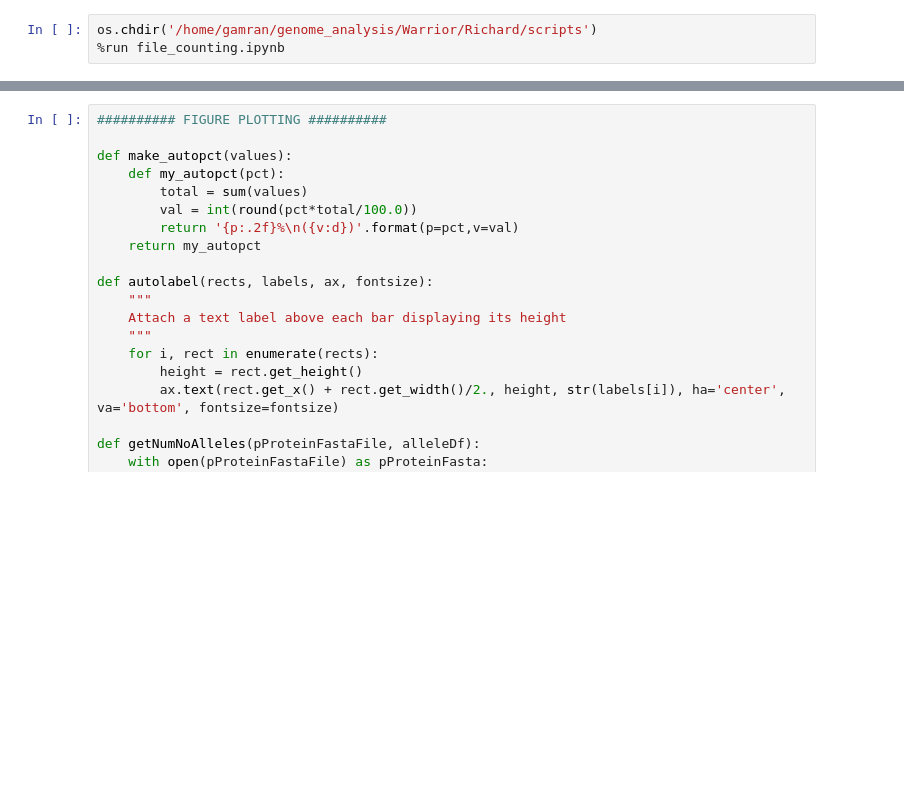
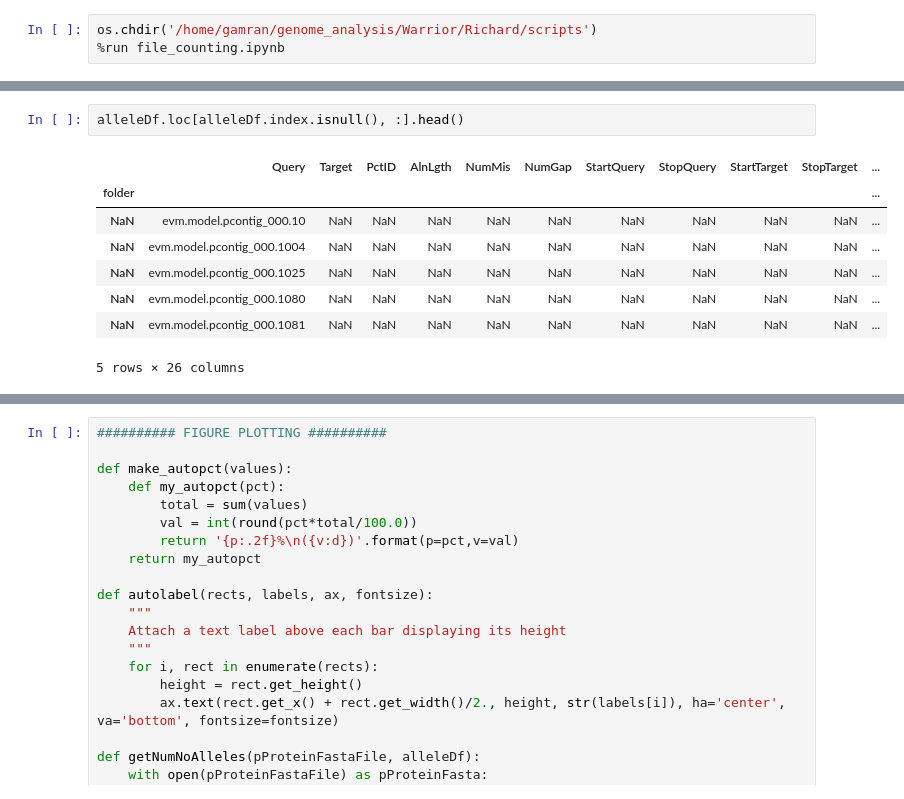
Before and after one commit to Team-Schwessinger/DK_0911-1, a Jupyter notebook: scripts/DK_0911_post_allele_analysis_v02.ipynb, the cells around one changed output, grey strips where cells are left out. Saved outputs shown, nothing was run; the diff lists cells and outputs as text; blank space fills up the shorter version.

```diff
--- a/scripts/DK_0911_post_allele_analysis_v02.ipynb
+++ b/scripts/DK_0911_post_allele_analysis_v02.ipynb
@@ -606,0 +635,11 @@ sum(alleleDf_test.index.isnull()) == sum(alleleDf.index.isnull())
+# %%
+alleleDf.loc[alleleDf.index.isnull(), :].head()
+# %% [output]
+|  | Query | Target | PctID | AlnLgth | NumMis | NumGap | StartQuery | StopQuery | StartTarget | StopTarget | ... |
+| folder |  |  |  |  |  |  |  |  |  |  | ... |
+| NaN | evm.model.pcontig_000.10 | NaN | NaN | NaN | NaN | NaN | NaN | NaN | NaN | NaN | ... |
+| NaN | evm.model.pcontig_000.1004 | NaN | NaN | NaN | NaN | NaN | NaN | NaN | NaN | NaN | ... |
+| NaN | evm.model.pcontig_000.1025 | NaN | NaN | NaN | NaN | NaN | NaN | NaN | NaN | NaN | ... |
+| NaN | evm.model.pcontig_000.1080 | NaN | NaN | NaN | NaN | NaN | NaN | NaN | NaN | NaN | ... |
+| NaN | evm.model.pcontig_000.1081 | NaN | NaN | NaN | NaN | NaN | NaN | NaN | NaN | NaN | ... |
+5 rows × 26 columns
```
Also changed, not shown: parts of 26 cells of this notebook.
